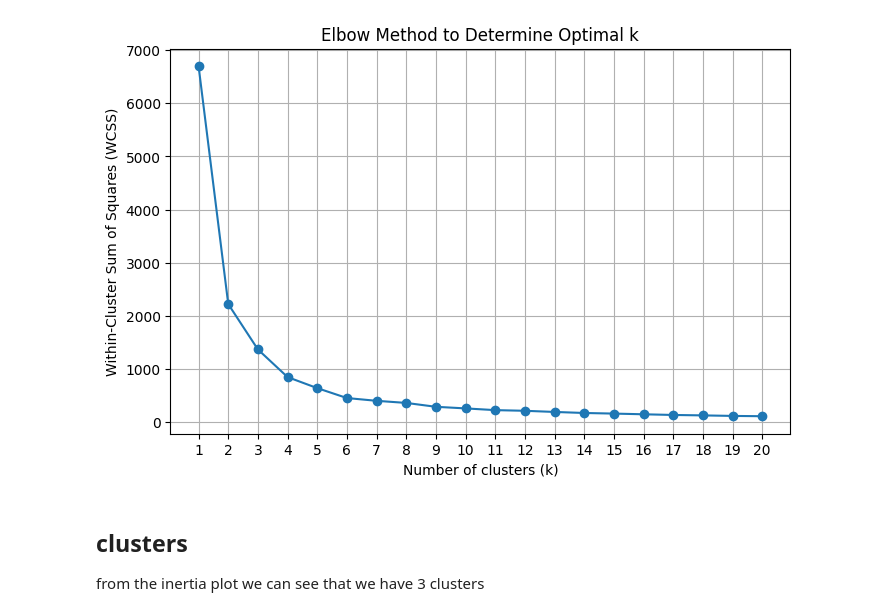
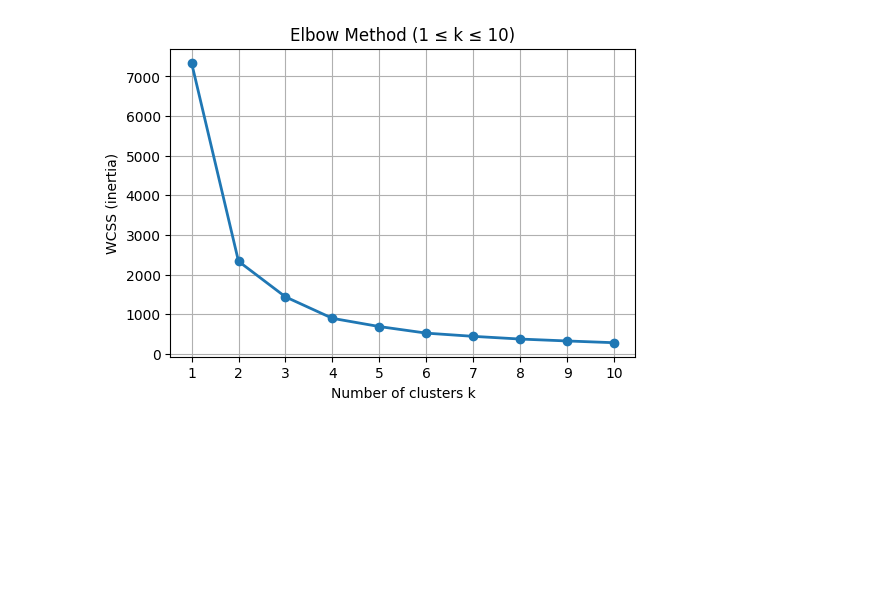
Before and after one commit to Vic-Warden/Digital-Life-Hipper-Monitoring, a Jupyter notebook: src/back-end/AI/DataClusteringAnalysis.ipynb, the cells around one changed output. Saved outputs shown, nothing was run; the diff lists cells and outputs as text; code cells hidden in the pictures; blank space fills up the shorter version.

```diff
--- a/src/back-end/AI/DataClusteringAnalysis.ipynb
+++ b/src/back-end/AI/DataClusteringAnalysis.ipynb
@@ -38,31 +23,21 @@ import matplotlib.pyplot as plt
 # %%
-# Keep only numeric columns
-numeric_df = combined_df.select_dtypes(include='number')
 
-# Standardize the data
-scaler = StandardScaler()
-scaled_data = scaler.fit_transform(numeric_df)
+# --- (3) (Optional) Plot the Elbow curve to double-check your choice ---
+#     If you already know “n_clusters” from a prior run, you can skip this block.
+wcss = []
+K_range = range(1, 11)
+for k in K_range:
+    km = KMeans(n_clusters=k, random_state=42, n_init=10)
+    km.fit(scaled_data)
+    wcss.append(km.inertia_)
 
-# Elbow method
-wcss = []
-K = range(1, 21)  # Try cluster analysis from 1 to 20 clusters
-
-for k in K:
-    kmeans = KMeans(n_clusters=k, random_state=42)
-    kmeans.fit(scaled_data)
-    wcss.append(kmeans.inertia_)  # Inertia = sum of squared distances to centroids
-
-# Plot the elbow curve
-plt.figure(figsize=(8, 5))
-plt.plot(K, wcss, marker='o')
-plt.title('Elbow Method to Determine Optimal k')
-plt.xlabel('Number of clusters (k)')
-plt.ylabel('Within-Cluster Sum of Squares (WCSS)')
-plt.xticks(K)
+plt.figure(figsize=(6, 4))
+plt.plot(K_range, wcss, 'o-', linewidth=2)
+plt.title('Elbow Method (1 ≤ k ≤ 10)')
+plt.xlabel('Number of clusters k')
+plt.ylabel('WCSS (inertia)')
+plt.xticks(K_range)
 plt.grid(True)
 plt.show()
 # %% [output]
-[figure, old version]
+[figure, new version]
-# %% [markdown]
-## clusters
-from the inertia plot we can see that we have 3 clusters
```
Also changed, not shown: parts of 11 cells of this notebook, 4 other files.
